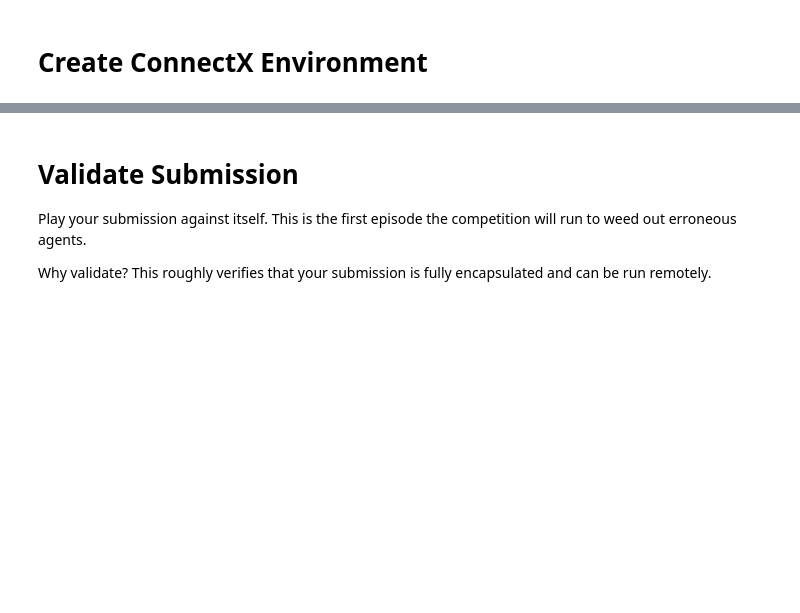
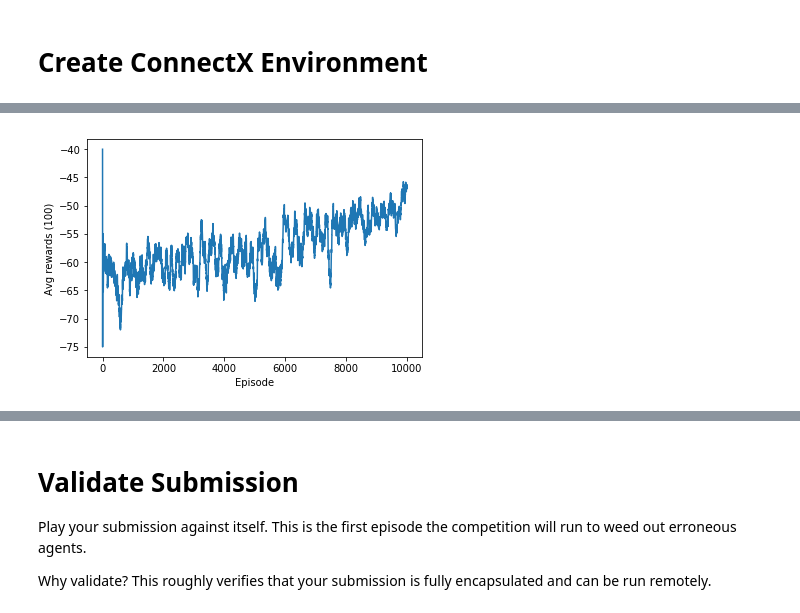
Before and after one commit to Matewl/ConnectXProject, a Jupyter notebook: connect X/connectx-getting-started.ipynb, the cells around one changed output, grey strips where cells are left out. Drawn from its saved outputs; the diff is of its cells as text; code cells hidden in the pictures; blank space fills up the shorter version.

```diff
--- a/connect X/connectx-getting-started.ipynb
+++ b/connect X/connectx-getting-started.ipynb
@@ -99,0 +40,2 @@ write_agent_to_file(my_agent, "submission.py")
+# %%
+config = env.configuration
@@ -99,0 +111,5 @@ write_agent_to_file(my_agent, "submission.py")
+# %%
+state = env.reset()
+action = choice([c for c in range(env.action_space.n) if state.board[c] == 0])
+next_state, _, _, _ = env.step(action)
+q_table(next_state)
@@ -99,0 +122,7 @@ write_agent_to_file(my_agent, "submission.py")
+# %%
+def state_key(state):
+    board = state.board[:] # Get a copy
+    board.append(state.mark)
+    state_key = np.array(board).astype(str)
+    state_key = hex(int(''.join(state_key), 3))[2:]
+    return state_key
@@ -99,0 +176,25 @@ write_agent_to_file(my_agent, "submission.py")
+# %%
+def array_to_string(array):
+        return ''.join([str(i) for i in array])
+
+def check_reward(string, string_opn, mark):
+    if 4*str(mark) in string:
+        reward = 30
+    else:
+        if 4*str(3-mark) in string_opn:
+            reward = 20
+        else:
+            if ('0'+str(mark)*3) in string or (str(mark)*3+'0') in string or \
+            (str(mark)*2+'0'+str(mark)) in string or (str(mark)+'0'+str(mark)*2) in string:
+                reward = 10
+            else:
+                if ('0'+str(mark)*3) in string_opn or (str(mark)*3+'0') in string_opn or \
+                (str(mark)*2+'0'+str(mark)) in string_opn or (str(mark)+'0'+str(mark)*2) in string_opn:
+                    reward = 0
+                else:
+                    if ('00'+str(mark)*2) in string or (str(mark)*2+'00') in string:
+                        reward = -10
+                    else:
+                        reward = -20
+
+    return reward
@@ -99,0 +351,7 @@ write_agent_to_file(my_agent, "submission.py")
+# %%
+plt.plot(all_avg_rewards)
+plt.xlabel('Episode')
+plt.ylabel('Avg rewards (100)')
+plt.show()
+# %% [output]
+[figure, added]
```
Also changed, not shown: parts of 32 cells of this notebook.
